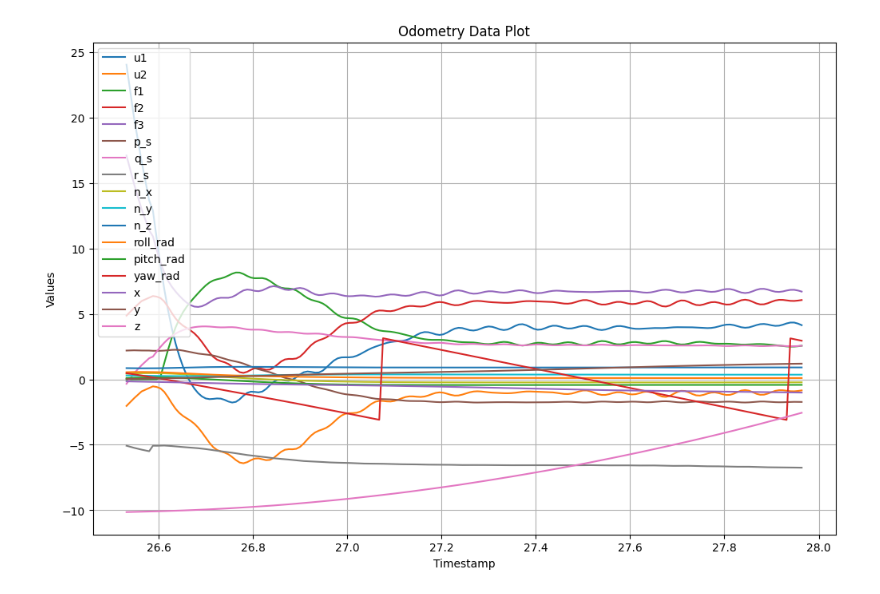
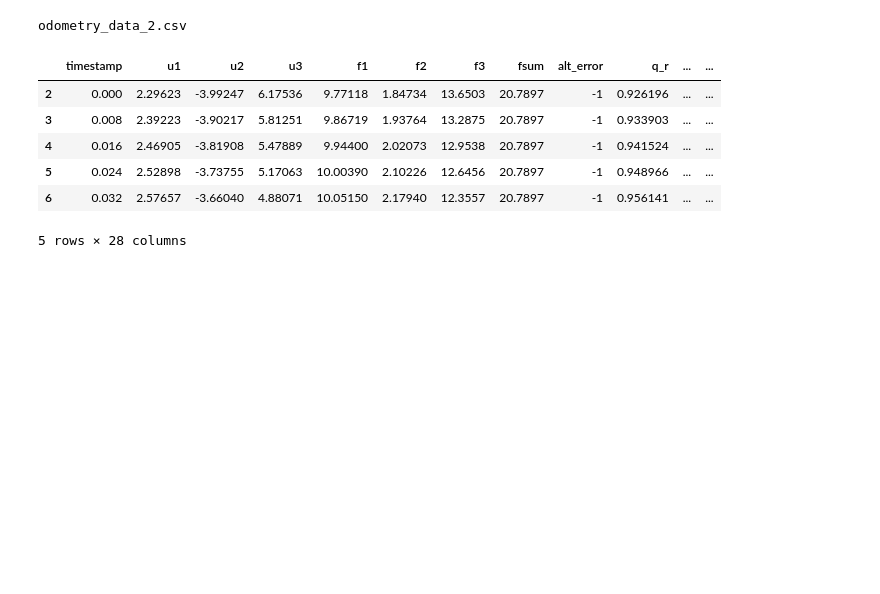
Before and after one commit to ab31mohit/inter-iit_Team62, a Jupyter notebook: Flight_Analysis/px4_data_plotter.ipynb, the cells around one changed output. Drawn from its saved outputs; the diff is of its cells as text; code cells hidden in the pictures; blank space fills up the shorter version.

```diff
--- a/Flight_Analysis/px4_data_plotter.ipynb
+++ b/Flight_Analysis/px4_data_plotter.ipynb
@@ -10,17 +0,0 @@ data.columns = ['timestamp', 'u1', 'u2', 'f1', 'f2', 'f3', 'p_s', 'q_s', 'r_s',
-# %%
-
-# Plotting
-plt.figure(figsize=(12, 8))
-
-# Plot each variable against timestamp
-for column in data.columns[1:]:  # Skip the first column (timestamp)
-    plt.plot(data['timestamp']/1e6, data[column], label=column)
-
-plt.title('Odometry Data Plot')
-plt.xlabel('Timestamp')
-plt.ylabel('Values')
-plt.legend()
-plt.grid()
-plt.show()
-# %% [output]
-[figure, removed]
@@ -36,0 +1,39 @@ for column in data.columns[1:]:  # Skip the first column (timestamp)
+# %%
+import pandas as pd
+import matplotlib.pyplot as plt
+import glob
+import re
+
+# Get all files matching the pattern 'odometry_data_*.csv'
+file_list = glob.glob('flight_log_*.csv')
+
+# Extract numbers from file names and find the max
+file_numbers = [int(re.search(r'odometry_data_(\d+)\.csv', f).group(1)) for f in file_list]
+max_number = max(file_numbers)
+
+# Construct the file path with the max number
+file_path = f'odometry_data_{max_number}.csv'
+print(file_path)
+
+# Load the CSV data
+data = pd.read_csv(filepath_or_buffer=file_path, header=None)
+# data = pd.read_csv('odometry_data_38.csv', header=None)
+data.columns = ['timestamp','u1','u2','u3','f1','f2','f3','fsum','alt_error','q_r','q_i','q_j','q_k',
+                'p_s','q_s','r_s','n_x','n_y','n_z','nx_aor','ny_aor','nz_aor','roll_rad','pitch_rad','yaw_rad','x','y','z']
+# data.columns = ['timestamp','u1','u2','u3','f1','f2','f3','f1_slope','f2_slope','f3_slope','fsum','alt_error','q_r','q_i','q_j','q_k',
+#                 'p_s','q_s','r_s','n_x','n_y','n_z','nx_aor','ny_aor','nz_aor','roll_rad','pitch_rad','yaw_rad','x','y','z']
+
+data = data.iloc[2:]
+data['timestamp'] = (data['timestamp'] - data['timestamp'][2])*1e-6
+# %% [output]
+odometry_data_2.csv
+# %%
+data.head()
+# %% [output]
+|  | timestamp | u1 | u2 | u3 | f1 | f2 | f3 | fsum | alt_error | q_r | ... | ... |
+| 2 | 0.000 | 2.29623 | -3.99247 | 6.17536 | 9.77118 | 1.84734 | 13.6503 | 20.7897 | -1 | 0.926196 | ... | ... |
+| 3 | 0.008 | 2.39223 | -3.90217 | 5.81251 | 9.86719 | 1.93764 | 13.2875 | 20.7897 | -1 | 0.933903 | ... | ... |
+| 4 | 0.016 | 2.46905 | -3.81908 | 5.47889 | 9.94400 | 2.02073 | 12.9538 | 20.7897 | -1 | 0.941524 | ... | ... |
+| 5 | 0.024 | 2.52898 | -3.73755 | 5.17063 | 10.00390 | 2.10226 | 12.6456 | 20.7897 | -1 | 0.948966 | ... | ... |
+| 6 | 0.032 | 2.57657 | -3.66040 | 4.88071 | 10.05150 | 2.17940 | 12.3557 | 20.7897 | -1 | 0.956141 | ... | ... |
+5 rows × 28 columns
```
Also changed, not shown: parts of 3 cells of this notebook, 38 other files.
